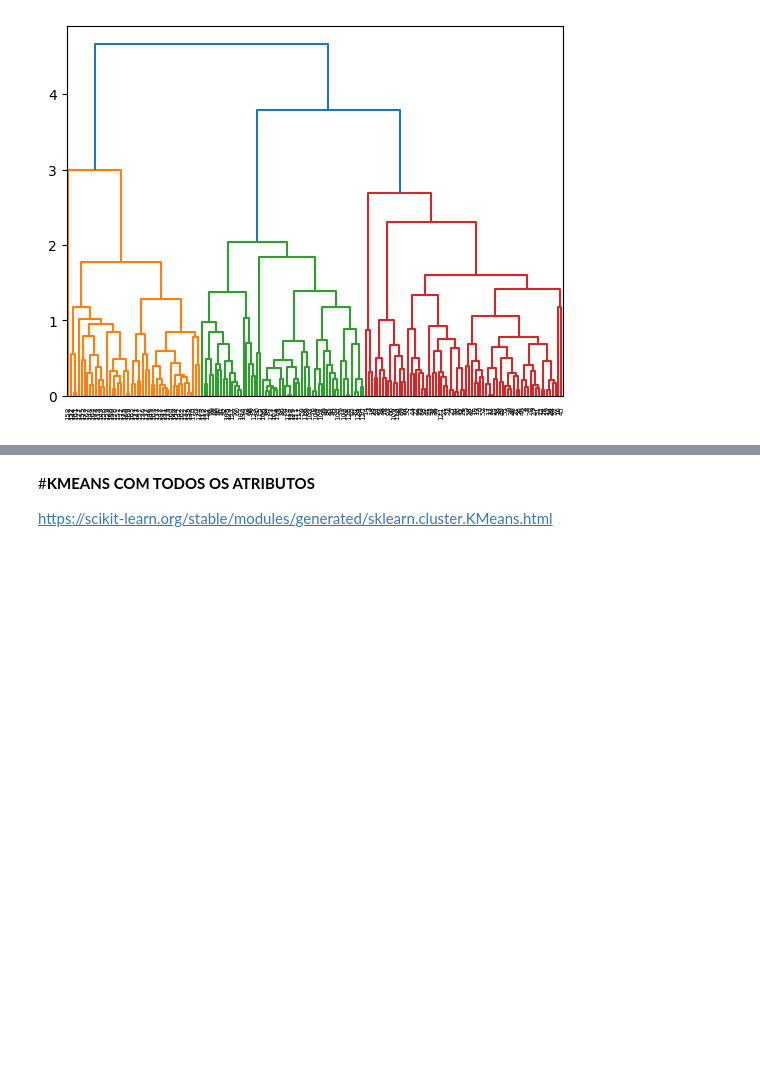
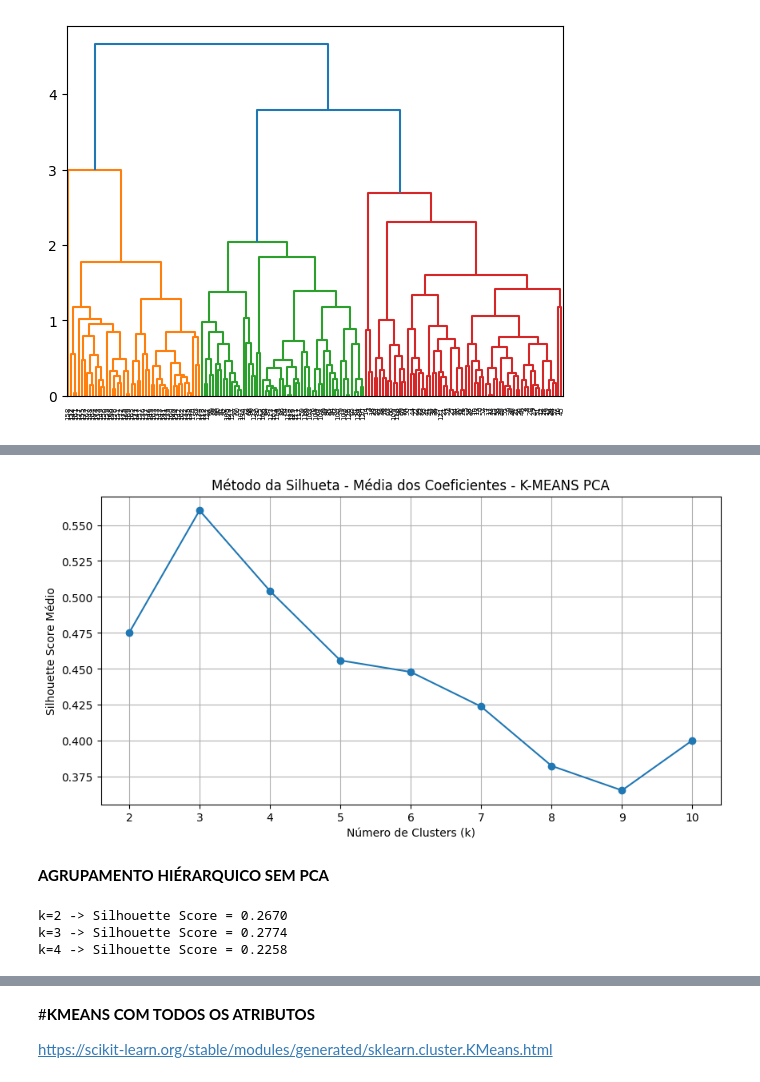
Before and after one commit to Rd-Brito13/Projeto-WineChem, a Jupyter notebook: notebooks/Agrupamento_Vinho.ipynb, the cells around one changed output, grey strips where cells are left out. Drawn from its saved outputs; the diff is of its cells as text; code cells hidden in the pictures; blank space fills up the shorter version.

```diff
--- a/notebooks/Agrupamento_Vinho.ipynb
+++ b/notebooks/Agrupamento_Vinho.ipynb
@@ -404,0 +568,11 @@ dendograma = dendrogram(linkage(vinhos_copia_PCA, method = 'average'))
+# %%
+# CRIA UM DICT PARA ADOTAR OS RESULTADOS DO SILHUETA
+silhouette_results = {}
+# CRIA O KMEANS FAZ O TREINO E PREVISÕES DOS DADOS COM PCA, PARA OBTER A MÉDIA DE CADA SILHUETA E ASSIM DECIDIR O NUMÉRO DE CLUSTERS
+for k in range (2,11):
+    kmeans = KMeans (n_clusters = k, random_state = 0)
+    labels = kmeans.fit_predict(dados_pca_2d)
+
+    sil_score = silhouette_score(dados_pca_2d, labels)
+    silhouette_results[k] = sil_score
+    print(f"k={k} -> Silhoutte Score = {sil_score:.4f}")
@@ -404,0 +589,36 @@ dendograma = dendrogram(linkage(vinhos_copia_PCA, method = 'average'))
+# %%
+# GRÁFICO PARA AUXILIAR A VISUALIZAÇÃO DAS SILHUETAS
+ks = list(silhouette_results.keys())
+scores = list(silhouette_results.values())
+
+plt.figure(figsize=(10, 5))
+plt.plot(ks, scores, marker='o')
+plt.title('Método da Silhueta - Média dos Coeficientes - K-MEANS PCA')
+plt.xlabel('Número de Clusters (k)')
+plt.ylabel('Silhouette Score Médio')
+plt.grid(True)
+plt.show()
+# %% [output]
+[figure, added]
+# %% [markdown]
+**AGRUPAMENTO HIÉRARQUICO SEM PCA**
+# %%
+# # LISTA PARA ARMAZENAR OS RESULTADOS
+silhouette_scores_hier = []
+
+# TESTE ATÉ 4 CLUSTERS
+for k in range(2, 5):
+    modelo_hier = AgglomerativeClustering(
+        n_clusters=k,
+        metric='euclidean',
+        linkage='ward'
+    )
+    labels = modelo_hier.fit_predict(dados_padronizados)
+    score = silhouette_score(dados_padronizados, labels)
+
+    silhouette_scores_hier.append((k, score))
+    print(f"k={k} -> Silhouette Score = {score:.4f}")
+# %% [output]
+k=2 -> Silhouette Score = 0.2670
+k=3 -> Silhouette Score = 0.2774
+k=4 -> Silhouette Score = 0.2258
```
Also changed, not shown: parts of 40 cells of this notebook.
